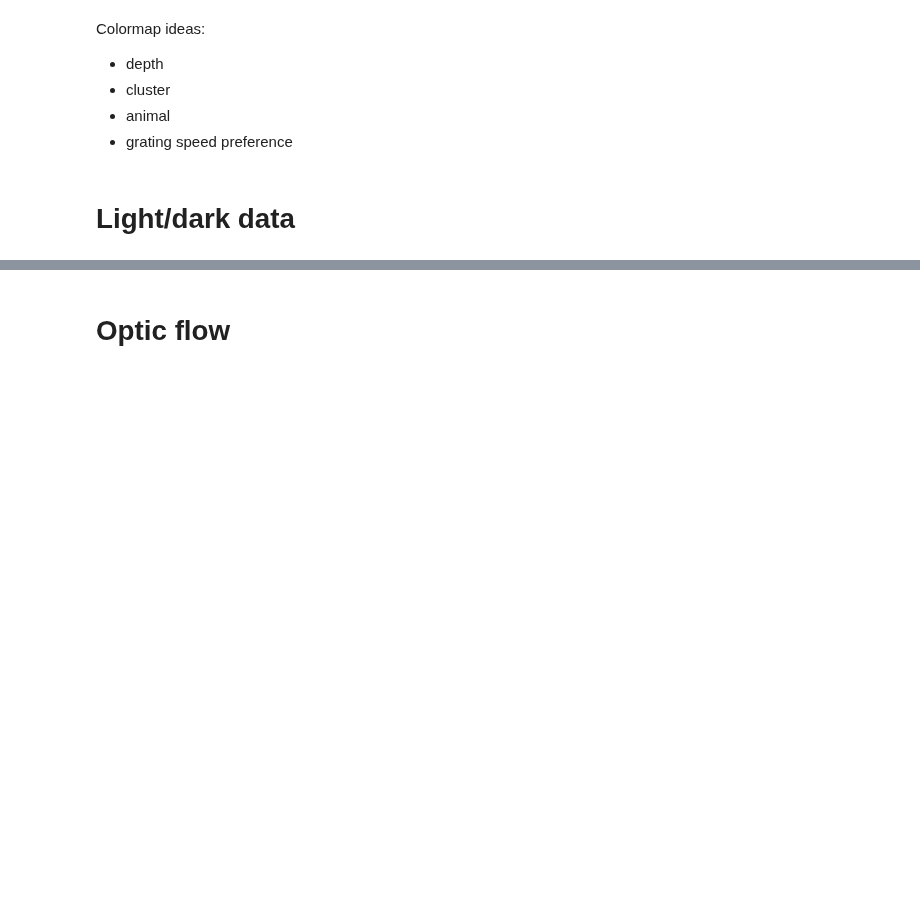
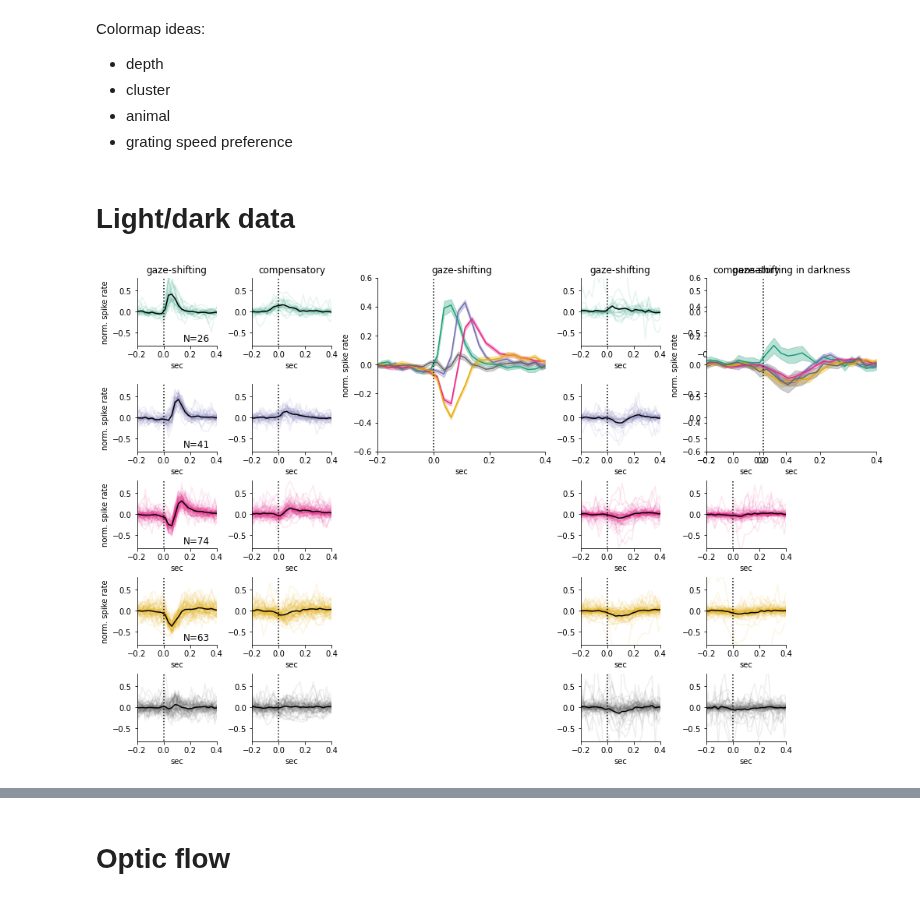
Before and after one commit to nielllab/FreelyMovingEphys, a Jupyter notebook: projects/ephys/figs.ipynb, the cells around one changed output, grey strips where cells are left out. Saved outputs shown, nothing was run; the diff lists cells and outputs as text; code cells hidden in the pictures; blank space fills up the shorter version.

```diff
--- a/projects/ephys/figs.ipynb
+++ b/projects/ephys/figs.ipynb
@@ -23,10 +23,10 @@ mpl.rcParams['axes.spines.right'] = False
 # %% [markdown]
 # Load datasets
 # %%
-hffm_savepath = '/home/niell_lab/Documents/population/hffm'
+hffm_savepath = '/home/niell_lab/data/freely_moving_ephys/batch_files/021022/hffm'
 hffm = Population(savepath=hffm_savepath)
 hffm.load(fname='hffm_pop')
 # %%
-ltdk_savepath = '/home/niell_lab/Documents/population/ltdk'
+ltdk_savepath = '/home/niell_lab/data/freely_moving_ephys/batch_files/021022/ltdk'
 ltdk = Population(savepath=ltdk_savepath)
 ltdk.load(fname='ltdk_pop1')
@@ -1048,59 +1050,61 @@ ax_u5_of = fig.add_subplot(spec[5,3])
 # %% [markdown]
 # Light/dark data
 # %%
-# fig4: light vs dark
-fig4 = plt.figure(constrained_layout=True, figsize=(40,13))
-spec4 = gridspec.GridSpec(ncols=10, nrows=4, figure=fig4)
+# fig: light vs dark
+fig = plt.figure(constrained_layout=True, figsize=(14,9))
+spec = gridspec.GridSpec(nrows=5, ncols=7, figure=fig)
 
 # light psth
-light_early_gaze = fig4.add_subplot(spec4[0,2])
-light_late_gaze = fig4.add_subplot(spec4[1,2])
-light_biphasic_gaze = fig4.add_subplot(spec4[2,2])
-light_negative_gaze = fig4.add_subplot(spec4[3,2])
+light_early_gaze = fig.add_subplot(spec[0,0])
+light_late_gaze = fig.add_subplot(spec[1,0])
+light_biphasic_gaze = fig.add_subplot(spec[2,0])
+light_negative_gaze = fig.add_subplot(spec[3,0])
+light_unresponsive_gaze = fig.add_subplot(spec[4,0])
 
-light_early_comp = fig4.add_subplot(spec4[0,3])
-light_late_comp = fig4.add_subplot(spec4[1,3])
-light_biphasic_comp = fig4.add_subplot(spec4[2,3])
-light_negative_comp = fig4.add_subplot(spec4[3,3])
+light_early_comp = fig.add_subplot(spec[0,1])
+light_late_comp = fig.add_subplot(spec[1,1])
+light_biphasic_comp = fig.add_subplot(spec[2,1])
+light_negative_comp = fig.add_subplot(spec[3,1])
+light_unresponsive_comp = fig.add_subplot(spec[4,1])
 
-light_summary = fig4.add_subplot(spec4[0:2,4:6])
-# light_frac_dist = fig4.add_subplot(spec4[2:4,4:6])
+light_summary = fig.add_subplot(spec[0:2,2:4])
 
 # dark psth
-dark_early_gaze = fig4.add_subplot(spec4[0,6])
-dark_late_gaze = fig4.add_subplot(spec4[1,6])
-dark_biphasic_gaze = fig4.add_subplot(spec4[2,6])
-dark_negative_gaze = fig4.add_subplot(spec4[3,6])
+dark_early_gaze = fig.add_subplot(spec[0,4])
+dark_late_gaze = fig.add_subplot(spec[1,4])
+dark_biphasic_gaze = fig.add_subplot(spec[2,4])
+dark_negative_gaze = fig.add_subplot(spec[3,4])
+dark_unresponsive_gaze = fig.add_subplot(spec[4,4])
 
-dark_early_comp = fig4.add_subplot(spec4[0,7])
-dark_late_comp = fig4.add_subplot(spec4[1,7])
-dark_biphasic_comp = fig4.add_subplot(spec4[2,7])
-dark_negative_comp = fig4.add_subplot(spec4[3,7])
+dark_early_comp = fig.add_subplot(spec[0,5])
+dark_late_comp = fig.add_subplot(spec[1,5])
+dark_biphasic_comp = fig.add_subplot(spec[2,5])
+dark_negative_comp = fig.add_subplot(spec[3,5])
+dark_unresponsive_comp = fig.add_subplot(spec[4,5])
 
-dark_summary = fig4.add_subplot(spec4[0:2,8:10])
-# dark_frac_dist = fig4.add_subplot(spec4[2:4,8:10])
+dark_summary = fig.add_subplot(spec[0:2,5:7])
 
-psth_colors = [hffm.cmap_movclusts[1],hffm.cmap_movclusts[2], hffm.cmap_movclusts[3], hffm.cmap_movclusts[4]]
-psth_keys = ['early','late','biphasic','negative']
-for panelnum, panel in enumerate([light_early_gaze, light_late_gaze, light_biphasic_gaze, light_negative_gaze,
-                                  light_early_comp, light_late_comp, light_biphasic_comp, light_negative_comp,
-                                  dark_early_gaze, dark_late_gaze, dark_biphasic_gaze, dark_negative_gaze,
-                                  dark_early_comp, dark_late_comp, dark_biphasic_comp, dark_negative_comp]):
+psth_colors = [ltdk.cmap_movclusts[1],ltdk.cmap_movclusts[2], ltdk.cmap_movclusts[3], ltdk.cmap_movclusts[4], ltdk.cmap_movclusts[5]]
+psth_keys = ['early','late','biphasic','negative','unresponsive']
+for panelnum, panel in enumerate([light_early_gaze, light_late_gaze, light_biphasic_gaze, light_negative_gaze, light_unresponsive_gaze,
+                                  light_early_comp, light_late_comp, light_biphasic_comp, light_negative_comp, light_unresponsive_comp,
+                                  dark_early_gaze, dark_late_gaze, dark_biphasic_gaze, dark_negative_gaze, dark_unresponsive_gaze,
+                                  dark_early_comp, dark_late_comp, dark_biphasic_comp, dark_negative_comp, dark_unresponsive_comp]):
     if panelnum==0:
         panel.set_title('gaze-shifting')
         use_movement_type = 'pref_gazeshift_psth'
-    elif panelnum==4:
+    elif panelnum==5:
         panel.set_title('compensatory')
         use_movement_type = 'nonpref_comp_psth'
-    if panelnum==8:
+    if panelnum==10:
         panel.set_title('gaze-shifting')
         use_movement_type = 'pref_gazeshift_psth_FmDk'
-    elif panelnum==12:
+    elif panelnum==15:
         panel.set_title('compensatory')
         use_movement_type = 'nonpref_comp_psth_FmDk'
 
-    color = psth_colors[panelnum%4]
-    psth_key = psth_keys[panelnum%4]
+    color = psth_colors[panelnum%5]
+    psth_key = psth_keys[panelnum%5]
     all_psth = flatten_series(ltdk.data[use_movement_type][ltdk.data['movcluster']==psth_key])
     for i in range(len(all_psth)):
         panel.plot(ltdk.trange_x, all_psth[i], color=color, alpha=0.1)
@@ -1111,7 +1115,7 @@ for panelnum, panel in enumerate([light_early_gaze, light_late_gaze, light_bipha
     panel.set_xticks(np.arange(-0.2,0.4,0.2))
     panel.vlines(0,-1,1,linestyles='dotted',colors='k')
     if panelnum<4 or (7>panelnum>12):
-        panel.annotate('N='+str(len(all_psth)), xy=[0.3,-0.7], color='k', fontsize=12)
+        panel.annotate('N='+str(len(all_psth)), xy=[0.15,-0.7], color='k', fontsize=12)
         panel.set_ylabel('norm. spike rate')
 
 for count, label in enumerate(psth_keys):
@@ -1120,44 +1124,48 @@ for count, label in enumerate(psth_keys):
     cluster_stderr = np.std(cluster,0) / np.sqrt(np.size(cluster,0))
     light_summary.plot(ltdk.trange_x, cluster_mean, color=psth_colors[count])
     light_summary.fill_between(ltdk.trange_x, cluster_mean-cluster_stderr, cluster_mean+cluster_stderr, alpha=0.3, color=psth_colors[count])
-light_summary.annotate('early positive', xy=[0.21,-0.4], color=hffm.cmap_movclusts[1], fontsize=20)
-light_summary.annotate('late positive', xy=[0.21,-0.45], color=hffm.cmap_movclusts[2], fontsize=20)
-light_summary.annotate('biphasic', xy=[0.21,-0.5], color=hffm.cmap_movclusts[3], fontsize=20)
-light_summary.annotate('negative', xy=[0.21,-0.55], color=hffm.cmap_movclusts[4], fontsize=20)
+# light_summary.annotate('early positive', xy=[0.21,-0.4], color=ltdk.cmap_movclusts[1], fontsize=20)
+# light_summary.annotate('late positive', xy=[0.21,-0.45], color=ltdk.cmap_movclusts[2], fontsize=20)
+# light_summary.annotate('biphasic', xy=[0.21,-0.5], color=ltdk.cmap_movclusts[3], fontsize=20)
+# light_summary.annotate('negative', xy=[0.21,-0.55], color=ltdk.cmap_movclusts[4], fontsize=20)
+# light_summary.annotate('unresponsive', xy=[0.21,-0.60], color=ltdk.cmap_movclusts[5], fontsize=20)
 light_summary.set_xlim([-0.2,0.4])
 light_summary.set_ylim([-0.6,0.6])
 light_summary.vlines(0,-1,1,linestyles='dotted',colors='k')
 light_summary.set_title('gaze-shifting')
 light_summary.set_xticks(np.arange(-0.2,0.4,0.2))
 light_summary.set_xlabel('sec')
 light_summary.set_ylabel('norm. spike rate')
 
 for count, label in enumerate(psth_keys):
     cluster = flatten_series(ltdk.data['pref_gazeshift_psth_FmDk'][ltdk.data['movcluster']==label])
     cluster_mean = np.nanmean(cluster, 0)
     cluster_stderr = np.std(cluster,0) / np.sqrt(np.size(cluster,0))
     dark_summary.plot(ltdk.trange_x, cluster_mean, color=psth_colors[count])
     dark_summary.fill_between(ltdk.trange_x, cluster_mean-cluster_stderr, cluster_mean+cluster_stderr, alpha=0.3, color=psth_colors[count])
-dark_summary.annotate('early positive', xy=[0.21,-0.4], color=hffm.cmap_movclusts[1], fontsize=20)
-dark_summary.annotate('late positive', xy=[0.21,-0.45], color=hffm.cmap_movclusts[2], fontsize=20)
-dark_summary.annotate('biphasic', xy=[0.21,-0.5], color=hffm.cmap_movclusts[3], fontsize=20)
-dark_summary.annotate('negative', xy=[0.21,-0.55], color=hffm.cmap_movclusts[4], fontsize=20)
+# dark_summary.annotate('early positive', xy=[0.21,-0.4], color=ltdk.cmap_movclusts[1], fontsize=20)
+# dark_summary.annotate('late positive', xy=[0.21,-0.45], color=ltdk.cmap_movclusts[2], fontsize=20)
+# dark_summary.annotate('biphasic', xy=[0.21,-0.5], color=ltdk.cmap_movclusts[3], fontsize=20)
+# dark_summary.annotate('negative', xy=[0.21,-0.55], color=ltdk.cmap_movclusts[4], fontsize=20)
+# dark_summary.annotate('unresponsive', xy=[0.21,-0.60], color=ltdk.cmap_movclusts[5], fontsize=20)
 dark_summary.set_xlim([-0.2,0.4])
 dark_summary.set_ylim([-0.6,0.6])
 dark_summary.vlines(0,-1,1,linestyles='dotted',colors='k')
 dark_summary.set_title('gaze-shifting in darkness')
 dark_summary.set_xticks(np.arange(-0.2,0.4,0.2))
 dark_summary.set_xlabel('sec')
 dark_summary.set_ylabel('norm. spike rate')
 
 # immobile_rate.hist(ltdk.data['fm1_stationary_rec_rate'] - ltdk.data['fm_dark_stationary_rec_rate'], density=True, bins=np.arange(-30, 33, 3), color='tab:gray')
 # immobile_rate.set_xlabel('light - dark firing rate')
 # immobile_rate.set_title('immobile')
 # immobile_rate.set_ylim([0,0.18])
 
 # active_rate.hist(ltdk.data['fm1_active_rec_rate'] - ltdk.data['fm_dark_active_rec_rate'], density=True, bins=np.arange(-30, 33, 3), color='tab:gray')
 # active_rate.set_xlabel('light - dark firing rate')
 # active_rate.set_title('active')
 # active_rate.set_ylim([0,0.18])
 
-fig4.savefig('/home/niell_lab/Desktop/eyemov_paper/lightdark_movclusts.pdf')
+fig.savefig('/home/niell_lab/Desktop/eyemov_paper/lightdark_movclusts.pdf')
+# %% [output]
+[figure, added]
```
Also changed, not shown: parts of 16 cells of this notebook, 4 other files.
